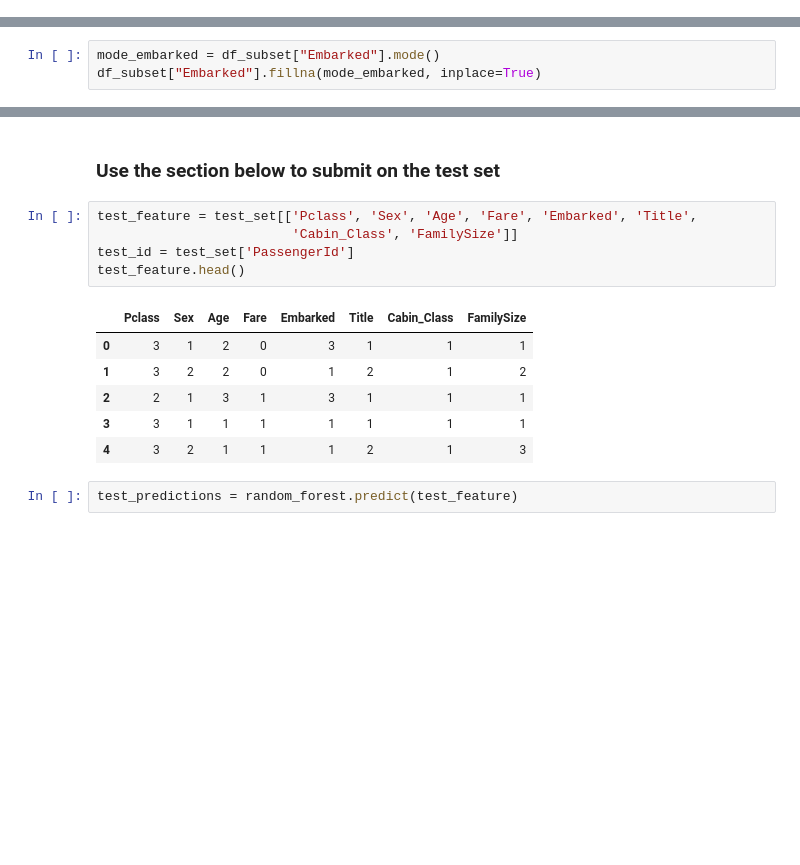
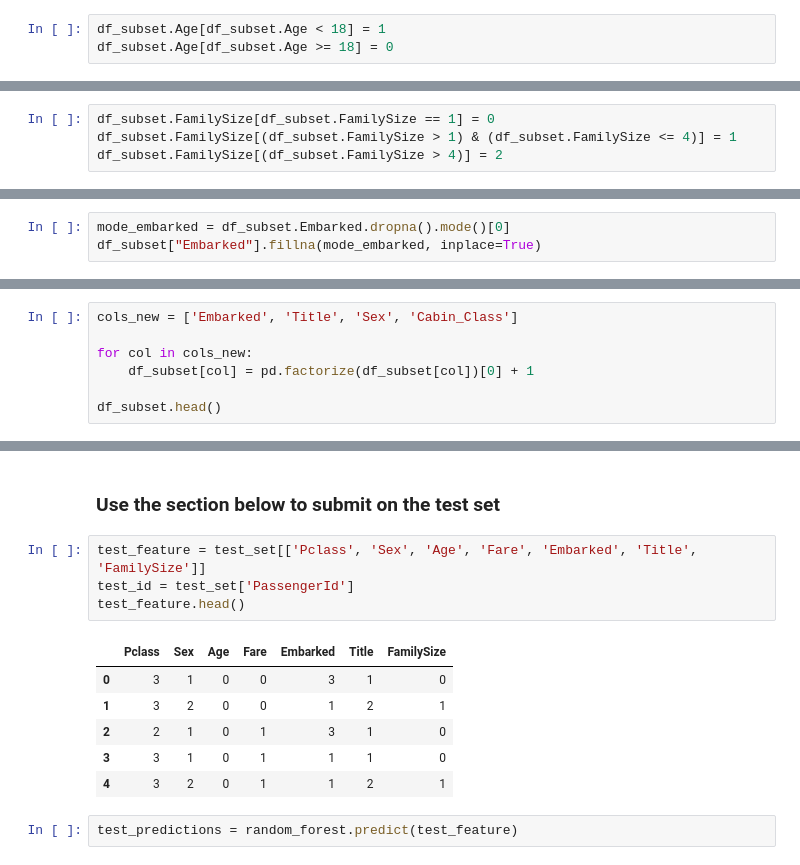
Before and after one commit to kashyapbarua/titanic-model, a Jupyter notebook: titanic-feature-engg.ipynb, the cells around one changed output, grey strips where cells are left out. Cells and saved outputs as stored; diff of their text form; blank space fills up the shorter version.

```diff
--- a/titanic-feature-engg.ipynb
+++ b/titanic-feature-engg.ipynb
@@ -186,2 +142,5 @@ See the caveats in the documentation: https://pandas.pydata.org/pandas-docs/stab
 # %%
 df_subset['Age'] = df_subset['Age'].astype(int)
+# %%
+df_subset.Age[df_subset.Age < 18] = 1
+df_subset.Age[df_subset.Age >= 18] = 0
@@ -190,3 +157,7 @@ for dataset in df_subset:
     df_subset['FamilySize'] = df_subset['SibSp'] + df_subset['Parch'] + 1
 # %%
 df_subset = df_subset.drop(['SibSp', 'Parch'], axis = 1)
+# %%
+df_subset.FamilySize[df_subset.FamilySize == 1] = 0
+df_subset.FamilySize[(df_subset.FamilySize > 1) & (df_subset.FamilySize <= 4)] = 1
+df_subset.FamilySize[(df_subset.FamilySize > 4)] = 2
@@ -238,3 +222,3 @@ See the caveats in the documentation: https://pandas.pydata.org/pandas-docs/stab
 # %%
-mode_embarked = df_subset["Embarked"].mode()
+mode_embarked = df_subset.Embarked.dropna().mode()[0]
 df_subset["Embarked"].fillna(mode_embarked, inplace=True)
@@ -256,0 +234,7 @@ df_subset.head()
+# %%
+cols_new = ['Embarked', 'Title', 'Sex', 'Cabin_Class']
+
+for col in cols_new:
+    df_subset[col] = pd.factorize(df_subset[col])[0] + 1
+
+df_subset.head()
@@ -380,17 +363,16 @@ acc_perceptron
 # %% [markdown]
 ### Use the section below to submit on the test set
 # %%
-test_feature = test_set[['Pclass', 'Sex', 'Age', 'Fare', 'Embarked', 'Title',
-                         'Cabin_Class', 'FamilySize']]
+test_feature = test_set[['Pclass', 'Sex', 'Age', 'Fare', 'Embarked', 'Title', 'FamilySize']]
 test_id = test_set['PassengerId']
 test_feature.head()
 # %% [output]
-|  | Pclass | Sex | Age | Fare | Embarked | Title | Cabin_Class | FamilySize |
-| 0 | 3 | 1 | 2 | 0 | 3 | 1 | 1 | 1 |
-| 1 | 3 | 2 | 2 | 0 | 1 | 2 | 1 | 2 |
-| 2 | 2 | 1 | 3 | 1 | 3 | 1 | 1 | 1 |
-| 3 | 3 | 1 | 1 | 1 | 1 | 1 | 1 | 1 |
-| 4 | 3 | 2 | 1 | 1 | 1 | 2 | 1 | 3 |
+|  | Pclass | Sex | Age | Fare | Embarked | Title | FamilySize |
+| 0 | 3 | 1 | 0 | 0 | 3 | 1 | 0 |
+| 1 | 3 | 2 | 0 | 0 | 1 | 2 | 1 |
+| 2 | 2 | 1 | 0 | 1 | 3 | 1 | 0 |
+| 3 | 3 | 1 | 0 | 1 | 1 | 1 | 0 |
+| 4 | 3 | 2 | 0 | 1 | 1 | 2 | 1 |
 # %%
 test_predictions = random_forest.predict(test_feature)
 # %%
```
Also changed, not shown: parts of 23 cells of this notebook.
